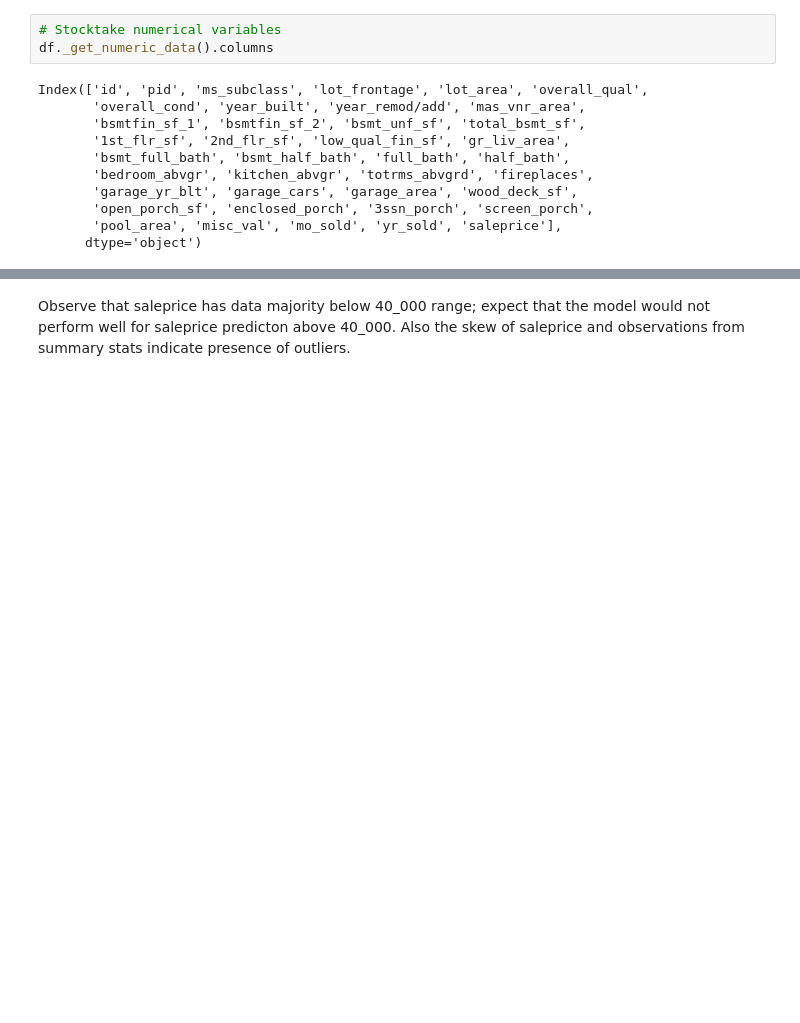
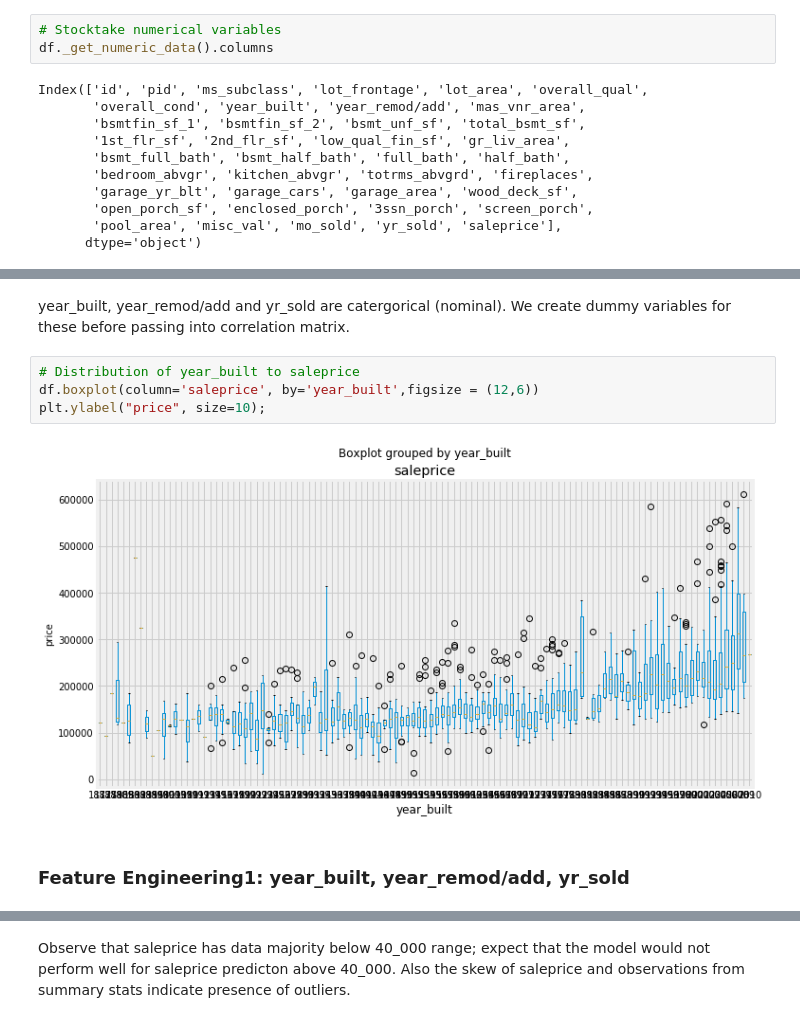
Before and after one commit to AngShengJun/dsi14projects, a Jupyter notebook: project_2/code/Project2.ipynb, the cells around one changed output, grey strips where cells are left out. Saved outputs shown, nothing was run; the diff lists cells and outputs as text; blank space fills up the shorter version.

```diff
--- a/project_2/code/Project2.ipynb
+++ b/project_2/code/Project2.ipynb
@@ -478,0 +500,10 @@ Index(['id', 'pid', 'ms_subclass', 'lot_frontage', 'lot_area', 'overall_qual',
+# %% [markdown]
+year_built, year_remod/add and yr_sold are catergorical (nominal). We create dummy variables for these before passing into correlation matrix.
+# %%
+# Distribution of year_built to saleprice
+df.boxplot(column='saleprice', by='year_built',figsize = (12,6))
+plt.ylabel("price", size=10);
+# %% [output]
+[figure, added]
+# %% [markdown]
+### Feature Engineering1: year_built, year_remod/add, yr_sold
```
Also changed, not shown: parts of 155 cells of this notebook.
